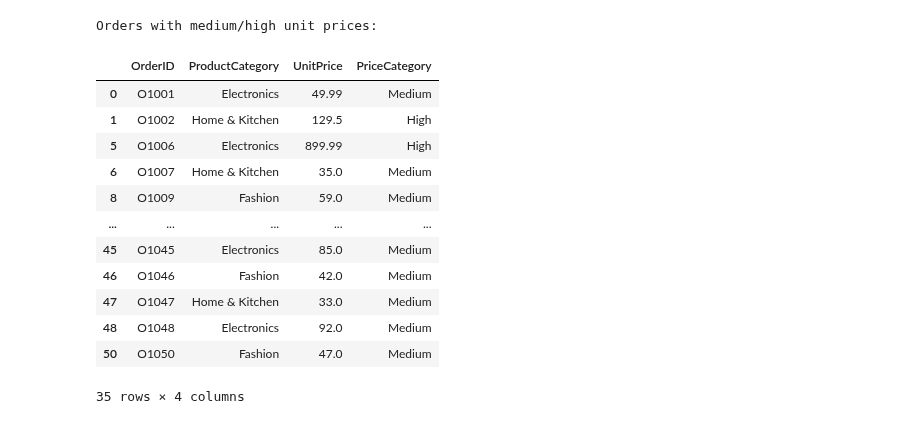
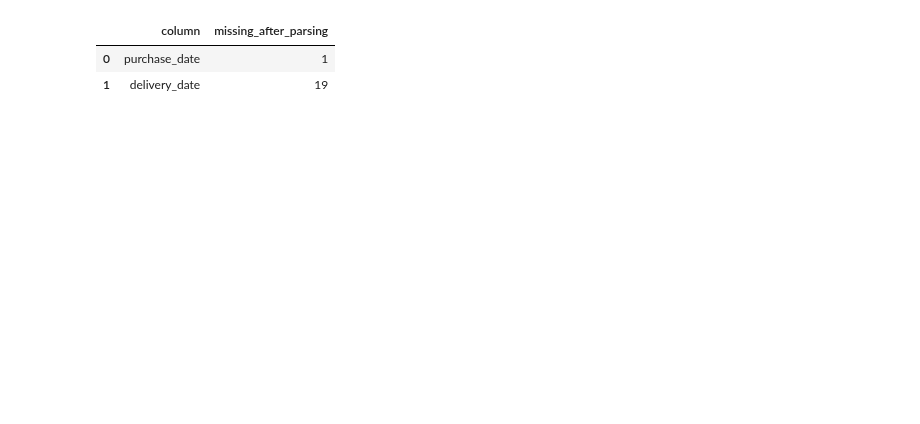
Before and after one commit to jackOfnoTraits/infra-training-updates, a Jupyter notebook: Day-11/DC-22-Day 11 - Task 2 - Data Cleaning, Preprocessing & Validation Using Pandas/attachments/Day-11-Task-2.ipynb, the cells around one changed output. Saved outputs shown, nothing was run; the diff lists cells and outputs as text; code cells hidden in the pictures; blank space fills up the shorter version.

```diff
--- a/Day-11/DC-22-Day 11 - Task 2 - Data Cleaning, Preprocessing & Validation Using Pandas/attachments/Day-11-Task-2.ipynb
+++ b/Day-11/DC-22-Day 11 - Task 2 - Data Cleaning, Preprocessing & Validation Using Pandas/attachments/Day-11-Task-2.ipynb
@@ -264,3 +190,12 @@ Upper bound: 143.76
 # %%
-# Box plot for visual validation
-df_nodup[["UnitPrice"]].plot(kind="box", vert=True, title="UnitPrice outlier inspection")
+# Perform string normalization to orders
+def clean_text_columns(df):
+    df = df.copy()
+    df.columns = df.columns.str.strip()
+    text_cols = df.select_dtypes(include=["object", "string"]).columns
+    for col in text_cols:
+        df[col] = df[col].astype("string").str.replace(r"\s+", " ", regex=True).str.strip()
+        df[col] = df[col].replace("", pd.NA)
+    return df
+
+orders_text_clean = clean_text_columns(orders_no_duplicates)
@@ -323,20 +311,51 @@ Revenue by category (missing totals are skipped):
 # %%
-print("Orders with medium/high unit prices:")
-df_nodup.loc[df_nodup["PriceCategory"].isin(["Medium", "High"]),
-                     ["OrderID", "ProductCategory", "UnitPrice", "PriceCategory"]]
+# Parse mixed date formats explicitly where possible.
+# Slash dates are treated as MM/DD/YYYY to match examples such as 01/25/2024.
+def parse_mixed_date(value):
+    if pd.isna(value):
+        return pd.NaT
+    value = str(value).strip()
+    if value.casefold() in {"", "?", "--", "unknown", "nan", "nat"}:
+        return pd.NaT
+    if re.fullmatch(r"\d{4}-\d{1,2}-\d{1,2}", value):
+        return pd.to_datetime(
+            value, format="%Y-%m-%d", errors="coerce"
+        ).normalize().strftime("%Y-%m-%d")
+    if re.fullmatch(r"\d{1,2}/\d{1,2}/\d{4}", value):
+        return pd.to_datetime(
+            value, format="%m/%d/%Y",
+            errors="coerce"
+        ).normalize().strftime("%Y-%m-%d")
+    if re.fullmatch(r"\d{1,2}-\d{1,2}-\d{4}", value):
+        return pd.to_datetime(
+            value, format="%d-%m-%Y",
+            errors="coerce"
+        ).normalize().strftime("%Y-%m-%d")
+    return pd.to_datetime(
+        value, errors="coerce"
+    ).normalize().strftime("%Y-%m-%d")
+
+orders_dated = orders_standardized.copy()
+for date_col in ["purchase_date", "delivery_date"]:
+    if date_col in orders_dated.columns:
+        orders_dated[date_col] = orders_dated[date_col].map(parse_mixed_date)
+
+customers_dated = customers_preprocessed.copy()
+if "signup_date" in customers_dated.columns:
+    customers_dated["signup_date"] = customers_dated["signup_date"].map(parse_mixed_date)
+
+date_quality = pd.DataFrame(
+    {
+        "column": ["purchase_date", "delivery_date"],
+        "missing_after_parsing": [
+            orders_dated["purchase_date"].isna().sum(),
+            orders_dated["delivery_date"].isna().sum(),
+        ],
+    }
+)
+date_quality
 # %% [output]
-Orders with medium/high unit prices:
-|  | OrderID | ProductCategory | UnitPrice | PriceCategory |
-| 0 | O1001 | Electronics | 49.99 | Medium |
-| 1 | O1002 | Home & Kitchen | 129.5 | High |
-| 5 | O1006 | Electronics | 899.99 | High |
-| 6 | O1007 | Home & Kitchen | 35.0 | Medium |
-| 8 | O1009 | Fashion | 59.0 | Medium |
-| ... | ... | ... | ... | ... |
-| 45 | O1045 | Electronics | 85.0 | Medium |
-| 46 | O1046 | Fashion | 42.0 | Medium |
-| 47 | O1047 | Home & Kitchen | 33.0 | Medium |
-| 48 | O1048 | Electronics | 92.0 | Medium |
-| 50 | O1050 | Fashion | 47.0 | Medium |
+|  | column | missing_after_parsing |
+| 0 | purchase_date | 1 |
+| 1 | delivery_date | 19 |
-35 rows × 4 columns
 # %%
```
Also changed, not shown: parts of 23 cells of this notebook.
